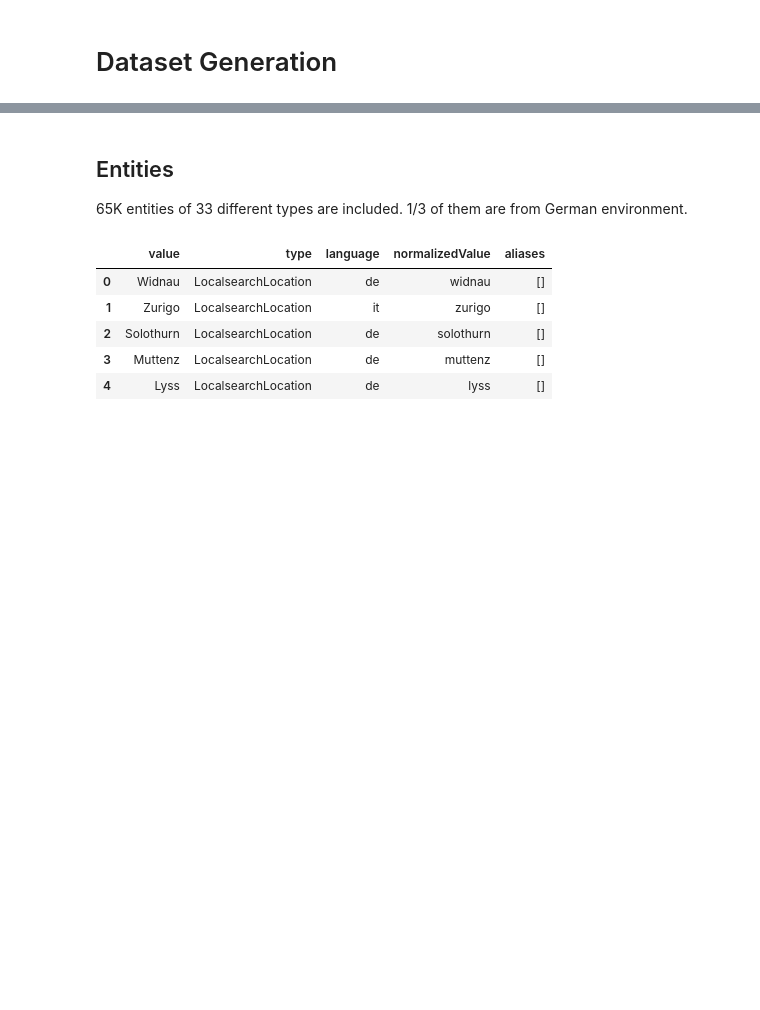
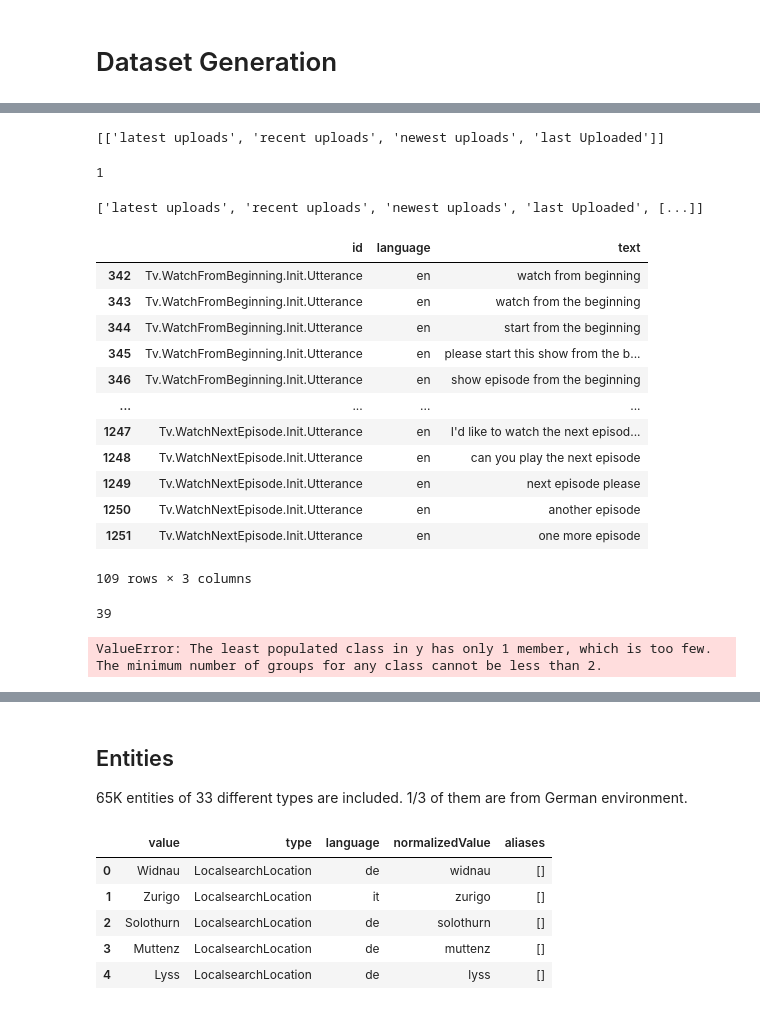
Before and after one commit to sting1000/generator, a Jupyter notebook: explore.ipynb, the cells around one changed output, grey strips where cells are left out. Cells and saved outputs as stored; diff of their text form; code cells hidden in the pictures; blank space fills up the shorter version.

```diff
--- a/explore.ipynb
+++ b/explore.ipynb
@@ -30,0 +187,14 @@ entities = pd.read_json(data_dir / entities_filename)
+# %%
+a = []
+a.append(c)
+a
+# %% [output]
+[['latest uploads', 'recent uploads', 'newest uploads', 'last Uploaded']]
+# %%
+len(list(itertools.product(*a))[0])
+# %% [output]
+1
+# %%
+gen_1.get_values_from_tag('MyCloudArea', 'en')
+# %% [output]
+['latest uploads', 'recent uploads', 'newest uploads', 'last Uploaded', [...]]
@@ -30,0 +204,29 @@ entities = pd.read_json(data_dir / entities_filename)
+# %%
+s = df_temp.id.value_counts()
+df_temp[df_temp.id.isin(s[s < 20].index.values)]
+# %% [output]
+|  | id | language | text |
+| 342 | Tv.WatchFromBeginning.Init.Utterance | en | watch from beginning |
+| 343 | Tv.WatchFromBeginning.Init.Utterance | en | watch from the beginning |
+| 344 | Tv.WatchFromBeginning.Init.Utterance | en | start from the beginning |
+| 345 | Tv.WatchFromBeginning.Init.Utterance | en | please start this show from the b... |
+| 346 | Tv.WatchFromBeginning.Init.Utterance | en | show episode from the beginning |
+| ... | ... | ... | ... |
+| 1247 | Tv.WatchNextEpisode.Init.Utterance | en | I'd like to watch the next episod... |
+| 1248 | Tv.WatchNextEpisode.Init.Utterance | en | can you play the next episode |
+| 1249 | Tv.WatchNextEpisode.Init.Utterance | en | next episode please |
+| 1250 | Tv.WatchNextEpisode.Init.Utterance | en | another episode |
+| 1251 | Tv.WatchNextEpisode.Init.Utterance | en | one more episode |
+109 rows × 3 columns
+# %%
+df = df_temp[['type', 'language']]
+df = df.groupby(['type','language']).size().reset_index(name='count')
+df2 = df.pivot(index='type', columns='language', values='count')
+df2['sum'] = 0
+df2 = df2.fillna(0)
+for lang in ['de', 'en', 'fr', 'it',]:
+    df2['sum'] += df2[lang]
+# df.sort_values('count', ascending=False)
+p = df2.sort_values('sum', ascending=False)[['de', 'en', 'fr', 'it']].plot(kind='bar', figsize=(15, 5))
+# %% [output]
+39
@@ -30,0 +243,13 @@ entities = pd.read_json(data_dir / entities_filename)
+# %%
+random_seed = 42
+df_temp_train, df_temp_test_valid = train_test_split(df_temp,
+                                                     train_size=0.8,
+                                                     stratify=df_temp[['id', 'language']],
+                                                     random_state=random_seed)
+df_temp_test_valid.drop()
+df_temp_valid, df_temp_test = train_test_split(df_temp_test_valid,
+                                               test_size=0.5,
+                                               stratify=df_temp_test_valid[['id', 'language']],
+                                               random_state=random_seed)
+# %% [output]
+ValueError: The least populated class in y has only 1 member, which is too few. The minimum number of groups for any class cannot be less than 2.
```
Also changed, not shown: parts of 23 cells of this notebook, 28 other files.
